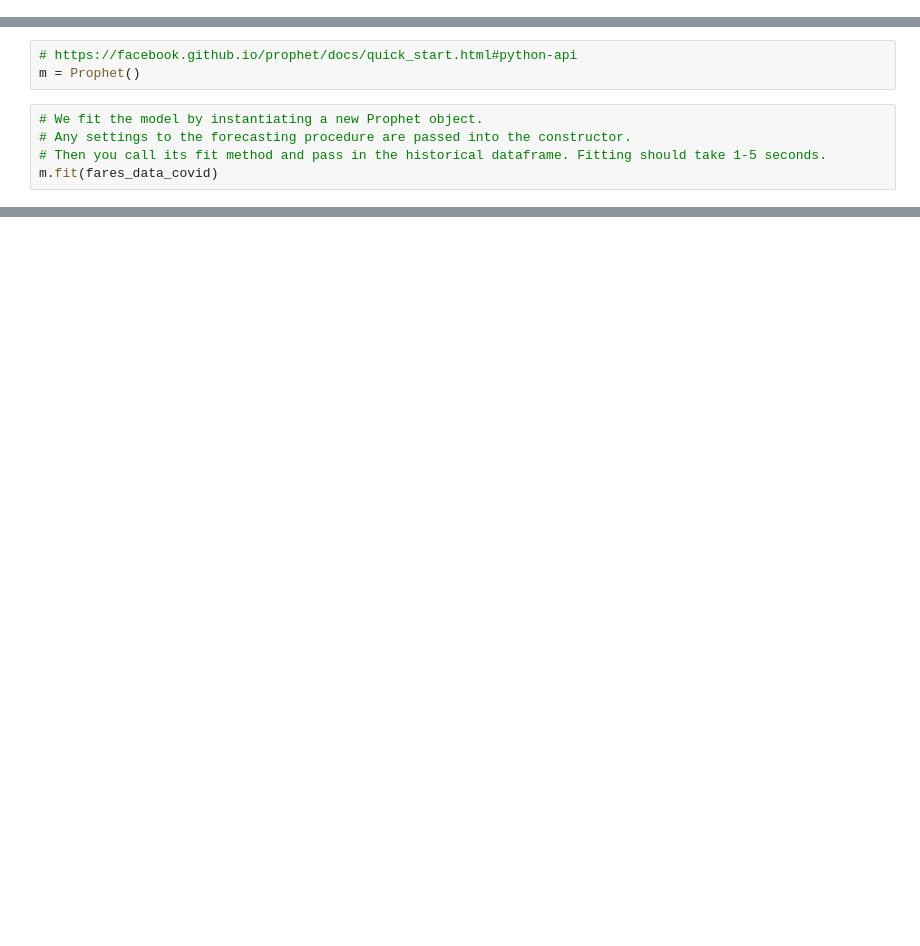
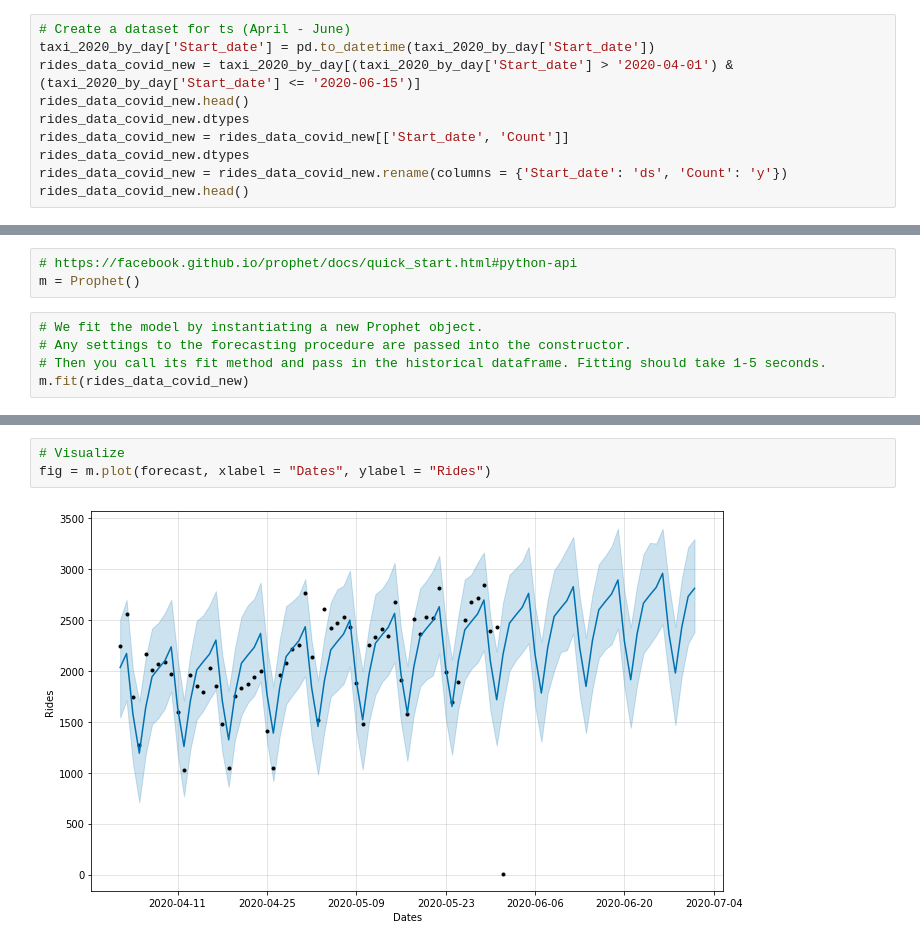
Before and after one commit to OleksiyAnokhin/UChicago-COVID-Hackathon, a Jupyter notebook: UChicago COVID-19 Hackathon.ipynb, the cells around one changed output, grey strips where cells are left out. Cells and saved outputs as stored; diff of their text form; blank space fills up the shorter version.

```diff
--- a/UChicago COVID-19 Hackathon.ipynb
+++ b/UChicago COVID-19 Hackathon.ipynb
@@ -1208,0 +1211,10 @@ fares_data_covid = fares_data_covid.rename(columns = {'Start Date': 'ds', 'Fare'
+# %%
+# Create a dataset for ts (April - June)
+taxi_2020_by_day['Start_date'] = pd.to_datetime(taxi_2020_by_day['Start_date'])
+rides_data_covid_new = taxi_2020_by_day[(taxi_2020_by_day['Start_date'] > '2020-04-01') & (taxi_2020_by_day['Start_date'] <= '2020-06-15')]
+rides_data_covid_new.head()
+rides_data_covid_new.dtypes
+rides_data_covid_new = rides_data_covid_new[['Start_date', 'Count']]
+rides_data_covid_new.dtypes
+rides_data_covid_new = rides_data_covid_new.rename(columns = {'Start_date': 'ds', 'Count': 'y'})
+rides_data_covid_new.head()
@@ -1213,5 +1239,5 @@ m = Prophet()
 # We fit the model by instantiating a new Prophet object.
 # Any settings to the forecasting procedure are passed into the constructor.
 # Then you call its fit method and pass in the historical dataframe. Fitting should take 1-5 seconds.
-m.fit(fares_data_covid)
+m.fit(rides_data_covid_new)
 # %% [output]
@@ -1239,0 +1276,5 @@ MemoryError:
+# %%
+# Visualize
+fig = m.plot(forecast, xlabel = "Dates", ylabel = "Rides")
+# %% [output]
+[figure, added]
```
Also changed, not shown: parts of 12 cells of this notebook.
